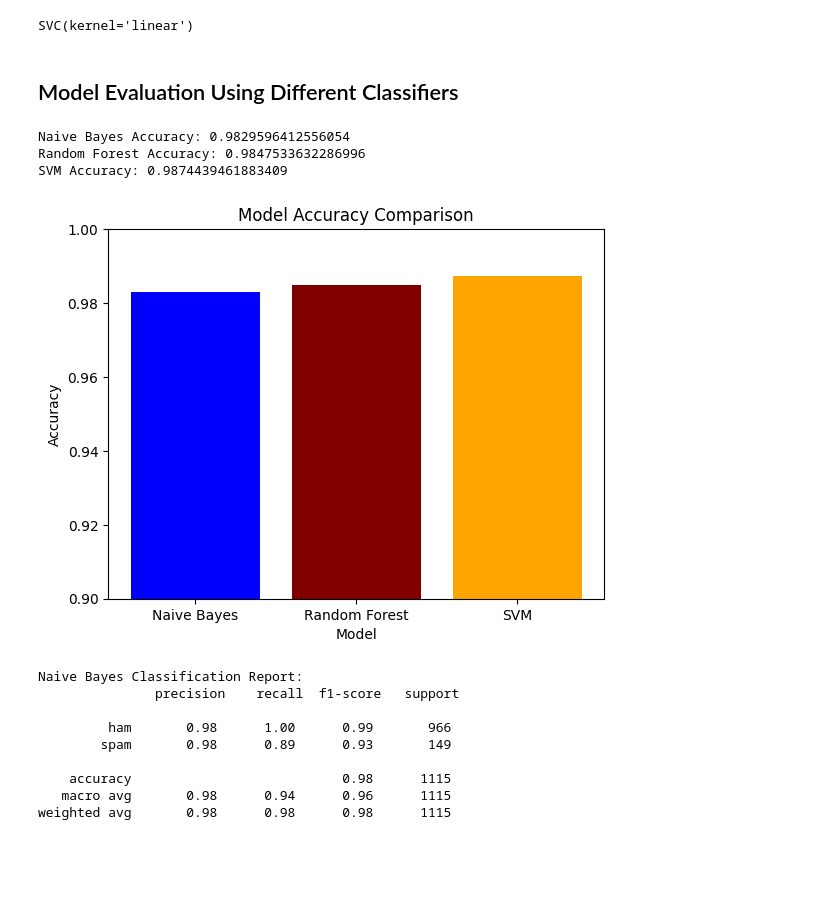
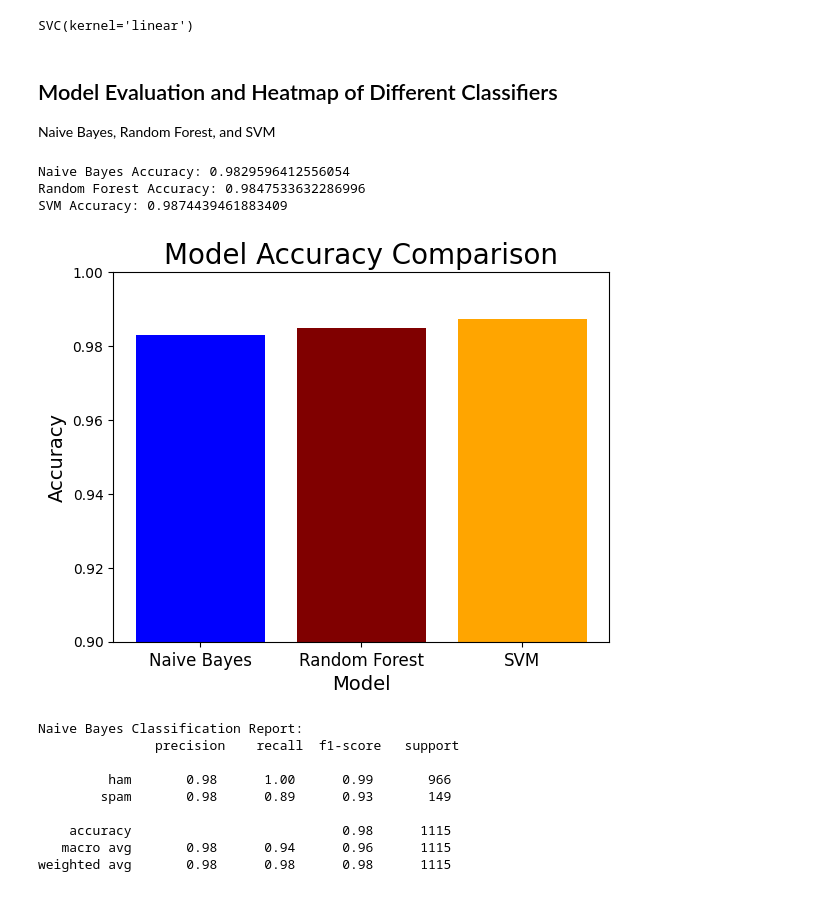
Before and after one commit to enduringwriter/Artificial_Intelligence_COMSC_150AI, a Jupyter notebook: As11_NLP_SPAM_v_HAM_Email_Classification/as_nlp_spam-2_Keith_Stateson.ipynb, the cells around one changed output. Drawn from its saved outputs; the diff is of its cells as text; code cells hidden in the pictures; blank space fills up the shorter version.

```diff
--- a/As11_NLP_SPAM_v_HAM_Email_Classification/as_nlp_spam-2_Keith_Stateson.ipynb
+++ b/As11_NLP_SPAM_v_HAM_Email_Classification/as_nlp_spam-2_Keith_Stateson.ipynb
@@ -434,7 +436,8 @@ clf_svm.fit(X_train, y_train)
 # %% [output]
 SVC(kernel='linear')
 # %% [markdown]
-## Model Evaluation Using Different Classifiers
+## Model Evaluation and Heatmap of Different Classifiers
+Naive Bayes, Random Forest, and SVM
 # %%
 y_pred_nb = clf_nb.predict(X_test)
 y_pred_rf = clf_rf.predict(X_test)
@@ -442,27 +445,28 @@ y_pred_svm = clf_svm.predict(X_test)
 # %%
 from sklearn.metrics import classification_report,\
 confusion_matrix, accuracy_score
 
 accuracy_scores = {
     'Naive Bayes': accuracy_score(y_test, y_pred_nb),
     'Random Forest': accuracy_score(y_test, y_pred_rf),
     'SVM': accuracy_score(y_test, y_pred_svm)
 }
 
 for model, accuracy in accuracy_scores.items():
     print(f'{model} Accuracy: {accuracy}')
 
 plt.bar(accuracy_scores.keys(), accuracy_scores.values(), color=['blue', 'maroon', 'orange'])
-plt.title('Model Accuracy Comparison')
-plt.xlabel('Model')
-plt.ylabel('Accuracy')
+plt.xticks(fontsize=12)
+plt.title('Model Accuracy Comparison', fontsize=20)
+plt.xlabel('Model', fontsize=14)
+plt.ylabel('Accuracy', fontsize=14)
 plt.ylim(0.9, 1.0)  # Since accuracy is quite high, adjust the scale for better visualization
 plt.show()
 # %% [output]
 Naive Bayes Accuracy: 0.9829596412556054
 Random Forest Accuracy: 0.9847533632286996
 SVM Accuracy: 0.9874439461883409
-[figure, old version]
+[figure, new version]
 # %%
 print(f'\nNaive Bayes Classification Report:\n {classification_report(y_test, y_pred_nb)}')
 print(f'\nRandom Forest Classification Report:\n {classification_report(y_test, y_pred_rf)}')
```
Also changed, not shown: parts of 6 cells of this notebook, 1 other file.
